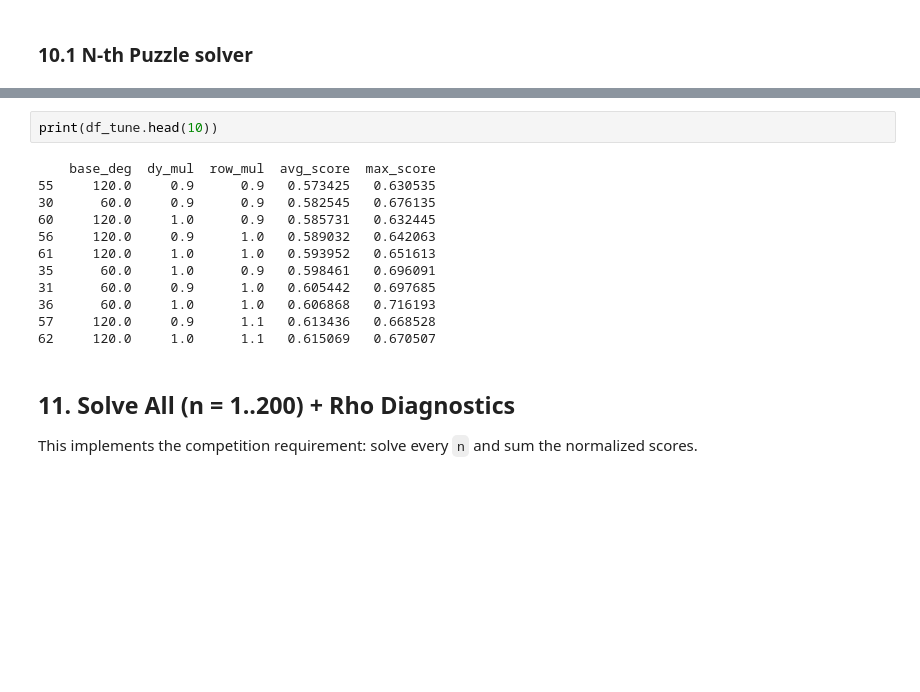
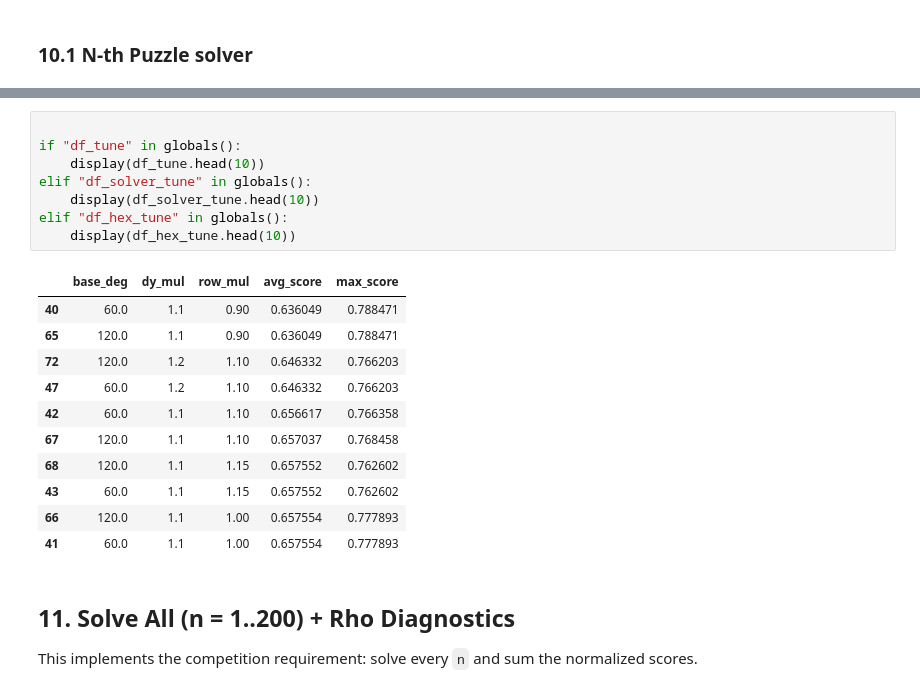
Before and after one commit to eugene-maina72/santa_christmas_tree_kaggle, a Jupyter notebook: notebook_final_segmented.ipynb, the cells around one changed output, grey strips where cells are left out. Drawn from its saved outputs; the diff is of its cells as text; blank space fills up the shorter version.

```diff
--- a/notebook_final_segmented.ipynb
+++ b/notebook_final_segmented.ipynb
@@ -1500,17 +1953,23 @@ KeyboardInterrupt:
 # %%
-print(df_tune.head(10))
+
+if "df_tune" in globals():
+    display(df_tune.head(10))
+elif "df_solver_tune" in globals():
+    display(df_solver_tune.head(10))
+elif "df_hex_tune" in globals():
+    display(df_hex_tune.head(10))
 # %% [output]
-    base_deg  dy_mul  row_mul  avg_score  max_score
-55     120.0     0.9      0.9   0.573425   0.630535
-30      60.0     0.9      0.9   0.582545   0.676135
-60     120.0     1.0      0.9   0.585731   0.632445
-56     120.0     0.9      1.0   0.589032   0.642063
-61     120.0     1.0      1.0   0.593952   0.651613
-35      60.0     1.0      0.9   0.598461   0.696091
-31      60.0     0.9      1.0   0.605442   0.697685
-36      60.0     1.0      1.0   0.606868   0.716193
-57     120.0     0.9      1.1   0.613436   0.668528
-62     120.0     1.0      1.1   0.615069   0.670507
+|  | base_deg | dy_mul | row_mul | avg_score | max_score |
+| 40 | 60.0 | 1.1 | 0.90 | 0.636049 | 0.788471 |
+| 65 | 120.0 | 1.1 | 0.90 | 0.636049 | 0.788471 |
+| 72 | 120.0 | 1.2 | 1.10 | 0.646332 | 0.766203 |
+| 47 | 60.0 | 1.2 | 1.10 | 0.646332 | 0.766203 |
+| 42 | 60.0 | 1.1 | 1.10 | 0.656617 | 0.766358 |
+| 67 | 120.0 | 1.1 | 1.10 | 0.657037 | 0.768458 |
+| 68 | 120.0 | 1.1 | 1.15 | 0.657552 | 0.762602 |
+| 43 | 60.0 | 1.1 | 1.15 | 0.657552 | 0.762602 |
+| 66 | 120.0 | 1.1 | 1.00 | 0.657554 | 0.777893 |
+| 41 | 60.0 | 1.1 | 1.00 | 0.657554 | 0.777893 |
 # %% [markdown]
 ## 11. Solve All (n = 1..200) + Rho Diagnostics
 This implements the competition requirement: solve every `n` and sum the normalized scores.
```
Also changed, not shown: parts of 17 cells of this notebook, 3 other files.
